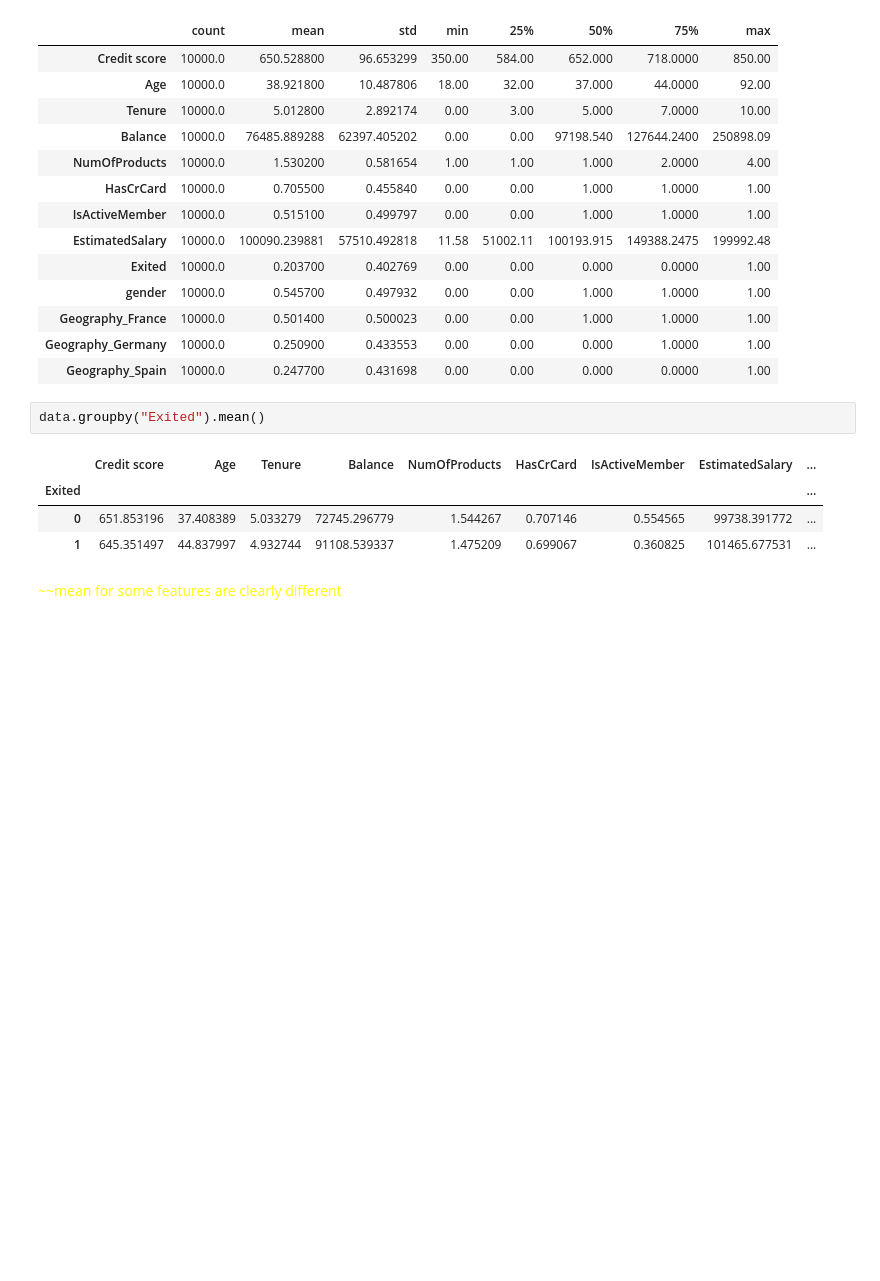
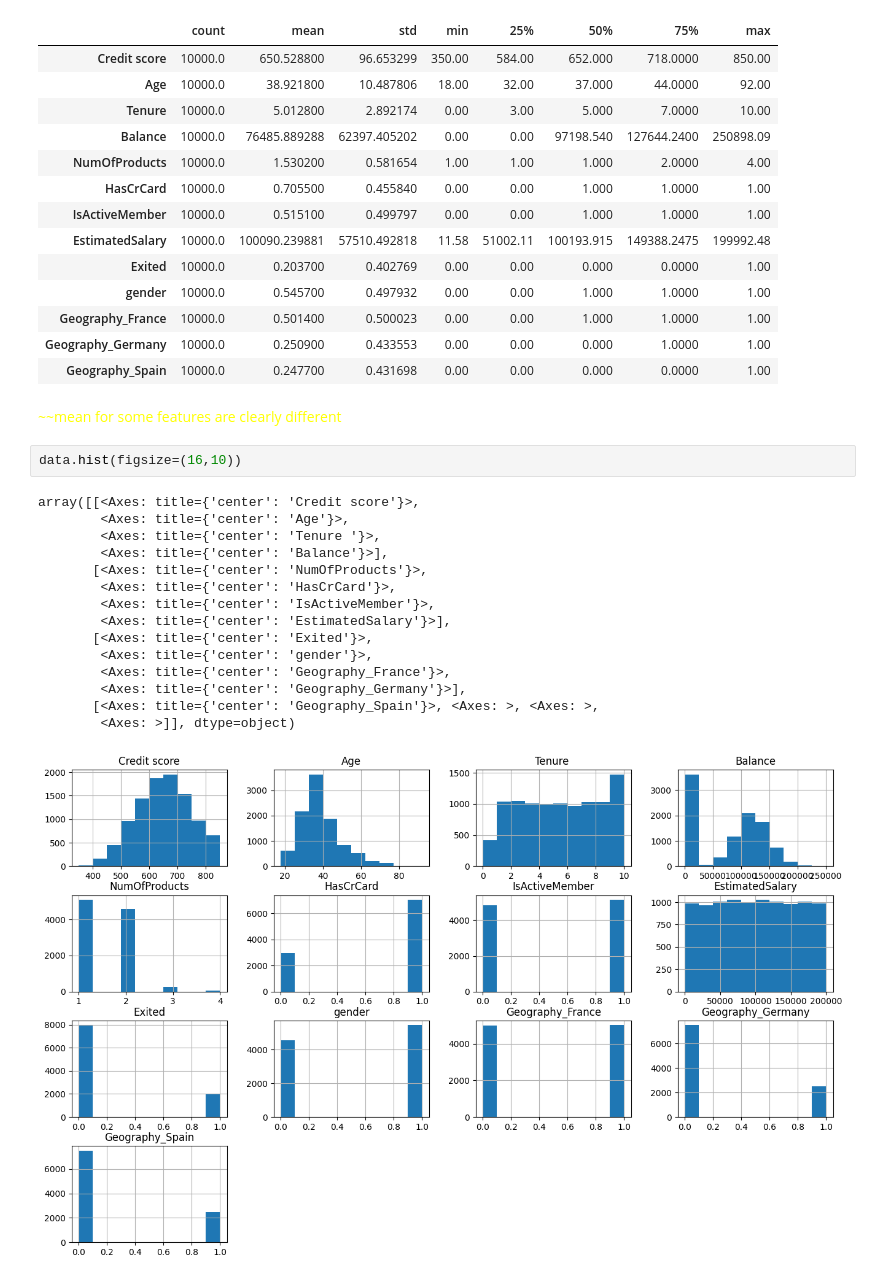
Before and after one commit to saeed159/Customer-churn-prediction-and-Analysis, a Jupyter notebook: EDA_Bank_Customers_Churn.ipynb, the cells around one changed output. Saved outputs shown, nothing was run; the diff lists cells and outputs as text; blank space fills up the shorter version.

Commit message:
Add some plots to the  EDA notebook

```diff
--- a/EDA_Bank_Customers_Churn.ipynb
+++ b/EDA_Bank_Customers_Churn.ipynb
@@ -291,15 +292,26 @@ data.describe().T
 | Geography_France | 10000.0 | 0.501400 | 0.500023 | 0.00 | 0.00 | 1.000 | 1.0000 | 1.00 |
 | Geography_Germany | 10000.0 | 0.250900 | 0.433553 | 0.00 | 0.00 | 0.000 | 1.0000 | 1.00 |
 | Geography_Spain | 10000.0 | 0.247700 | 0.431698 | 0.00 | 0.00 | 0.000 | 0.0000 | 1.00 |
-# %%
-data.groupby("Exited").mean()
-# %% [output]
-|  | Credit score | Age | Tenure | Balance | NumOfProducts | HasCrCard | IsActiveMember | EstimatedSalary | ... |
-| Exited |  |  |  |  |  |  |  |  | ... |
-| 0 | 651.853196 | 37.408389 | 5.033279 | 72745.296779 | 1.544267 | 0.707146 | 0.554565 | 99738.391772 | ... |
-| 1 | 645.351497 | 44.837997 | 4.932744 | 91108.539337 | 1.475209 | 0.699067 | 0.360825 | 101465.677531 | ... |
 # %% [markdown]
 <div style="text-align: left; color: yellow;">
 ~~mean for some features are clearly different
 
 </div>
+# %%
+data.hist(figsize=(16,10))
+# %% [output]
+array([[<Axes: title={'center': 'Credit score'}>,
+        <Axes: title={'center': 'Age'}>,
+        <Axes: title={'center': 'Tenure '}>,
+        <Axes: title={'center': 'Balance'}>],
+       [<Axes: title={'center': 'NumOfProducts'}>,
+        <Axes: title={'center': 'HasCrCard'}>,
+        <Axes: title={'center': 'IsActiveMember'}>,
+        <Axes: title={'center': 'EstimatedSalary'}>],
+       [<Axes: title={'center': 'Exited'}>,
+        <Axes: title={'center': 'gender'}>,
+        <Axes: title={'center': 'Geography_France'}>,
+        <Axes: title={'center': 'Geography_Germany'}>],
+       [<Axes: title={'center': 'Geography_Spain'}>, <Axes: >, <Axes: >,
+        <Axes: >]], dtype=object)
+[figure, added]
```
Also changed, not shown: parts of 14 cells of this notebook.
